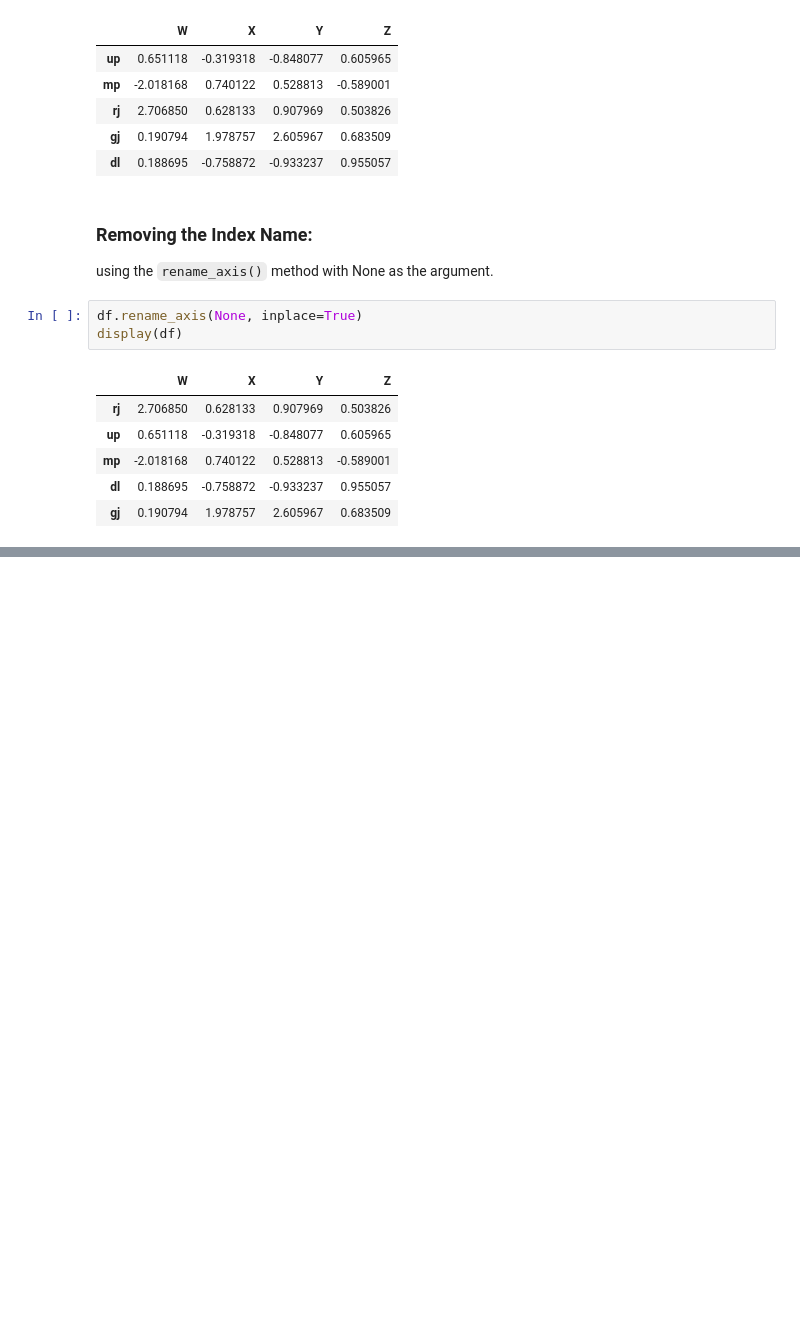
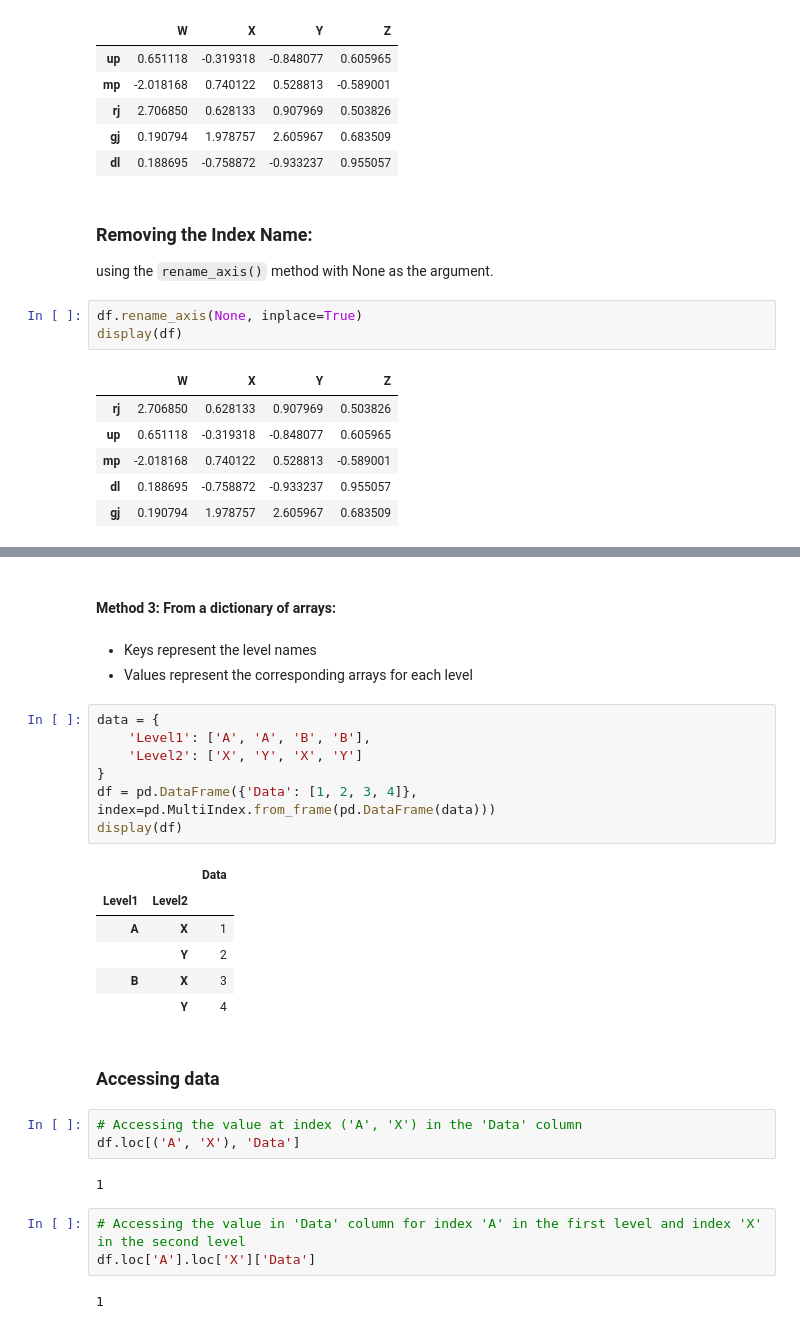
Before and after one commit to abhimanyus1997/ML-Basics, a Jupyter notebook: misc-notebooks/Pandas - Basics.ipynb, the cells around one changed output, grey strips where cells are left out. Drawn from its saved outputs; the diff is of its cells as text; blank space fills up the shorter version.

```diff
--- a/misc-notebooks/Pandas - Basics.ipynb
+++ b/misc-notebooks/Pandas - Basics.ipynb
@@ -564,0 +599,31 @@ display(df)
+# %% [markdown]
+#### Method 3: From a dictionary of arrays:
+# %% [markdown]
+* Keys represent the level names
+* Values represent the corresponding arrays for each level
+# %%
+data = {
+    'Level1': ['A', 'A', 'B', 'B'],
+    'Level2': ['X', 'Y', 'X', 'Y']
+}
+df = pd.DataFrame({'Data': [1, 2, 3, 4]}, index=pd.MultiIndex.from_frame(pd.DataFrame(data)))
+display(df)
+# %% [output]
+|  |  | Data |
+| Level1 | Level2 |  |
+| A | X | 1 |
+|  | Y | 2 |
+| B | X | 3 |
+|  | Y | 4 |
+# %% [markdown]
+### Accessing data
+# %%
+# Accessing the value at index ('A', 'X') in the 'Data' column
+df.loc[('A', 'X'), 'Data']
+# %% [output]
+1
+# %%
+# Accessing the value in 'Data' column for index 'A' in the first level and index 'X' in the second level
+df.loc['A'].loc['X']['Data']
+# %% [output]
+1
```
Also changed, not shown: parts of 10 cells of this notebook.
